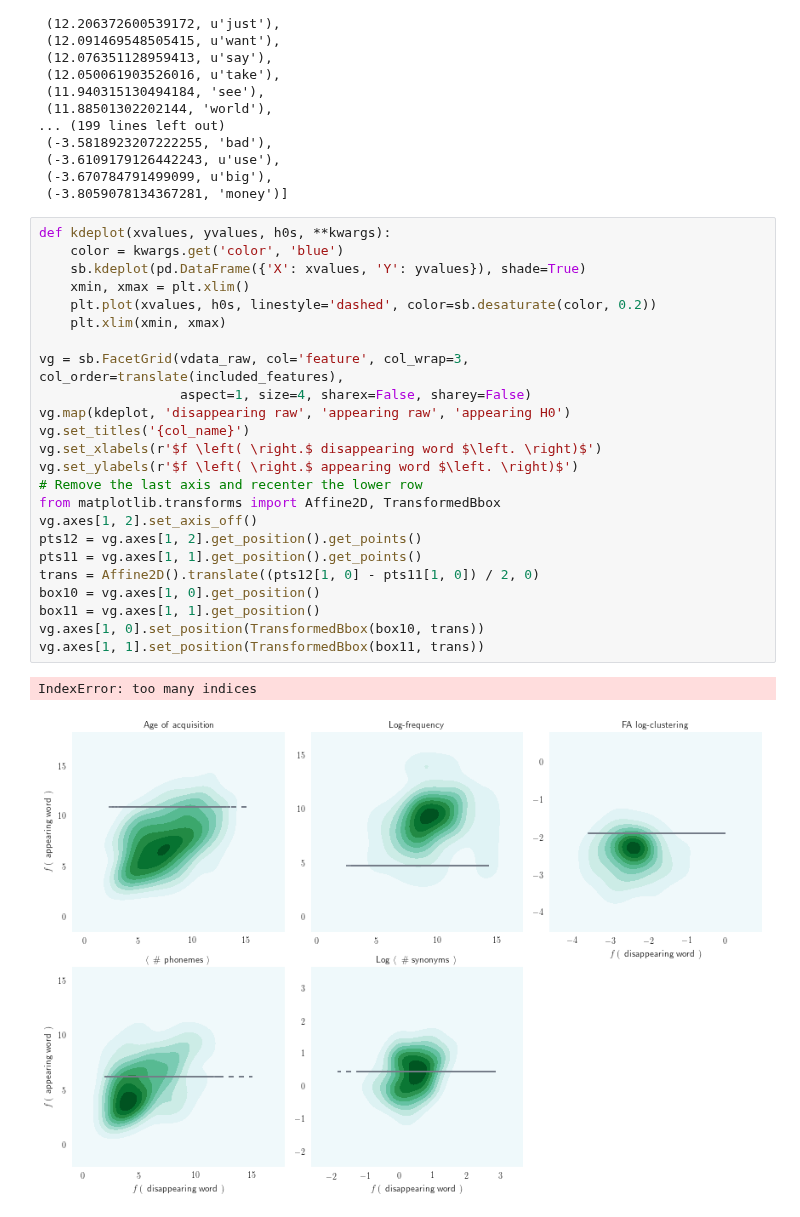
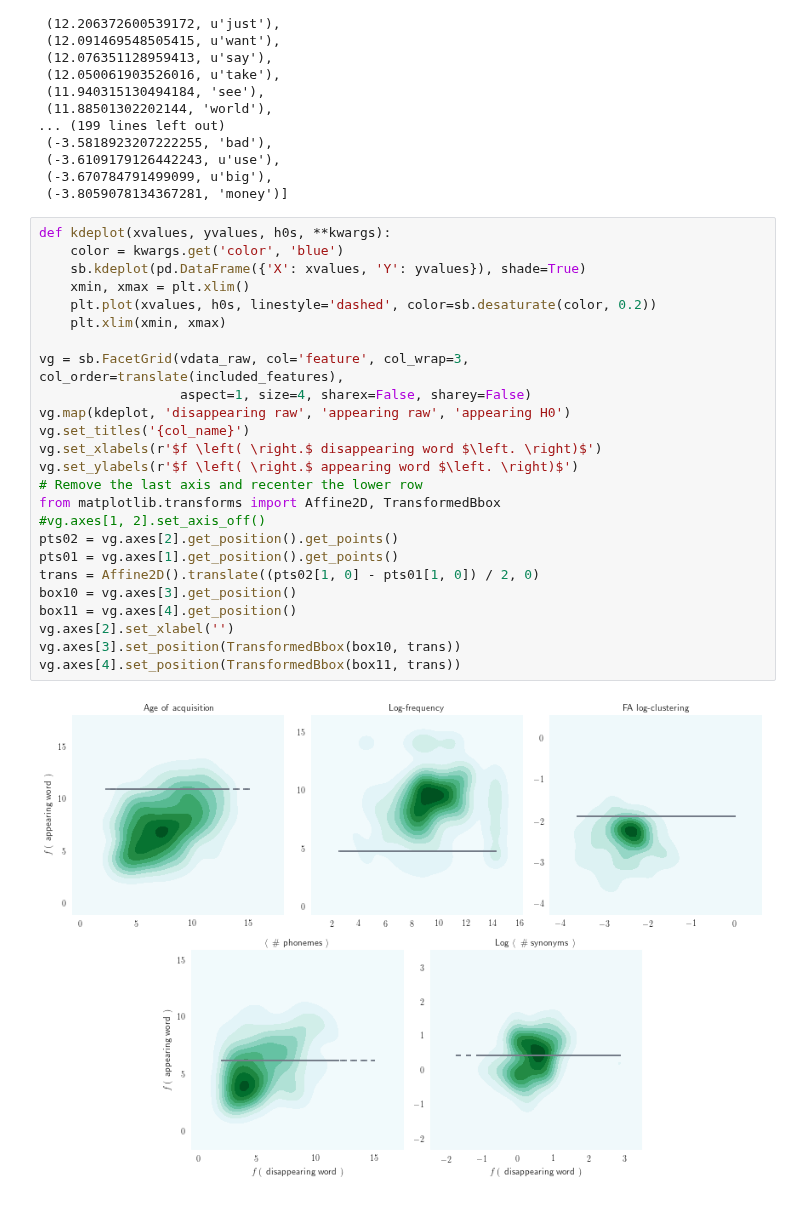
Before and after one commit to wehlutyk/brainscopypaste, a Jupyter notebook: substitutions_paper.ipynb, the cells around one changed output. Cells and saved outputs as stored; diff of their text form.

```diff
--- a/substitutions_paper.ipynb
+++ b/substitutions_paper.ipynb
@@ -442,27 +525,27 @@ mt frequencies all (272 words)
 # %%
 def kdeplot(xvalues, yvalues, h0s, **kwargs):
     color = kwargs.get('color', 'blue')
     sb.kdeplot(pd.DataFrame({'X': xvalues, 'Y': yvalues}), shade=True)
     xmin, xmax = plt.xlim()
     plt.plot(xvalues, h0s, linestyle='dashed', color=sb.desaturate(color, 0.2))
     plt.xlim(xmin, xmax)
 
 vg = sb.FacetGrid(vdata_raw, col='feature', col_wrap=3, col_order=translate(included_features),
                   aspect=1, size=4, sharex=False, sharey=False)
 vg.map(kdeplot, 'disappearing raw', 'appearing raw', 'appearing H0')
 vg.set_titles('{col_name}')
 vg.set_xlabels(r'$f \left( \right.$ disappearing word $\left. \right)$')
 vg.set_ylabels(r'$f \left( \right.$ appearing word $\left. \right)$')
 # Remove the last axis and recenter the lower row
 from matplotlib.transforms import Affine2D, TransformedBbox
-vg.axes[1, 2].set_axis_off()
-pts12 = vg.axes[1, 2].get_position().get_points()
-pts11 = vg.axes[1, 1].get_position().get_points()
-trans = Affine2D().translate((pts12[1, 0] - pts11[1, 0]) / 2, 0)
-box10 = vg.axes[1, 0].get_position()
-box11 = vg.axes[1, 1].get_position()
-vg.axes[1, 0].set_position(TransformedBbox(box10, trans))
-vg.axes[1, 1].set_position(TransformedBbox(box11, trans))
+#vg.axes[1, 2].set_axis_off()
+pts02 = vg.axes[2].get_position().get_points()
+pts01 = vg.axes[1].get_position().get_points()
+trans = Affine2D().translate((pts02[1, 0] - pts01[1, 0]) / 2, 0)
+box10 = vg.axes[3].get_position()
+box11 = vg.axes[4].get_position()
+vg.axes[2].set_xlabel('')
+vg.axes[3].set_position(TransformedBbox(box10, trans))
+vg.axes[4].set_position(TransformedBbox(box11, trans))
 # %% [output]
-IndexError: too many indices
-[figure, old version]
+[figure, new version]
```
Also changed, not shown: parts of 5 cells of this notebook.
